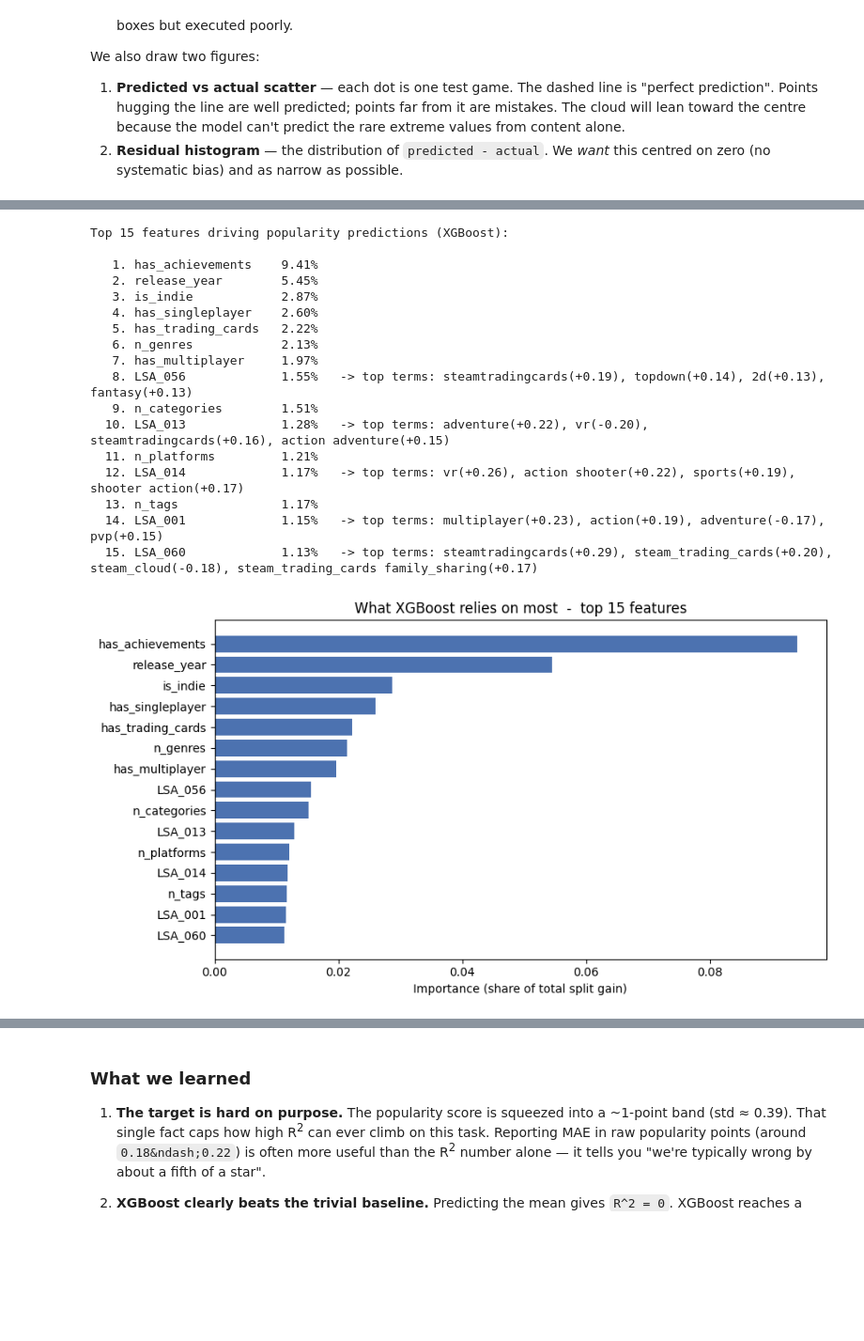
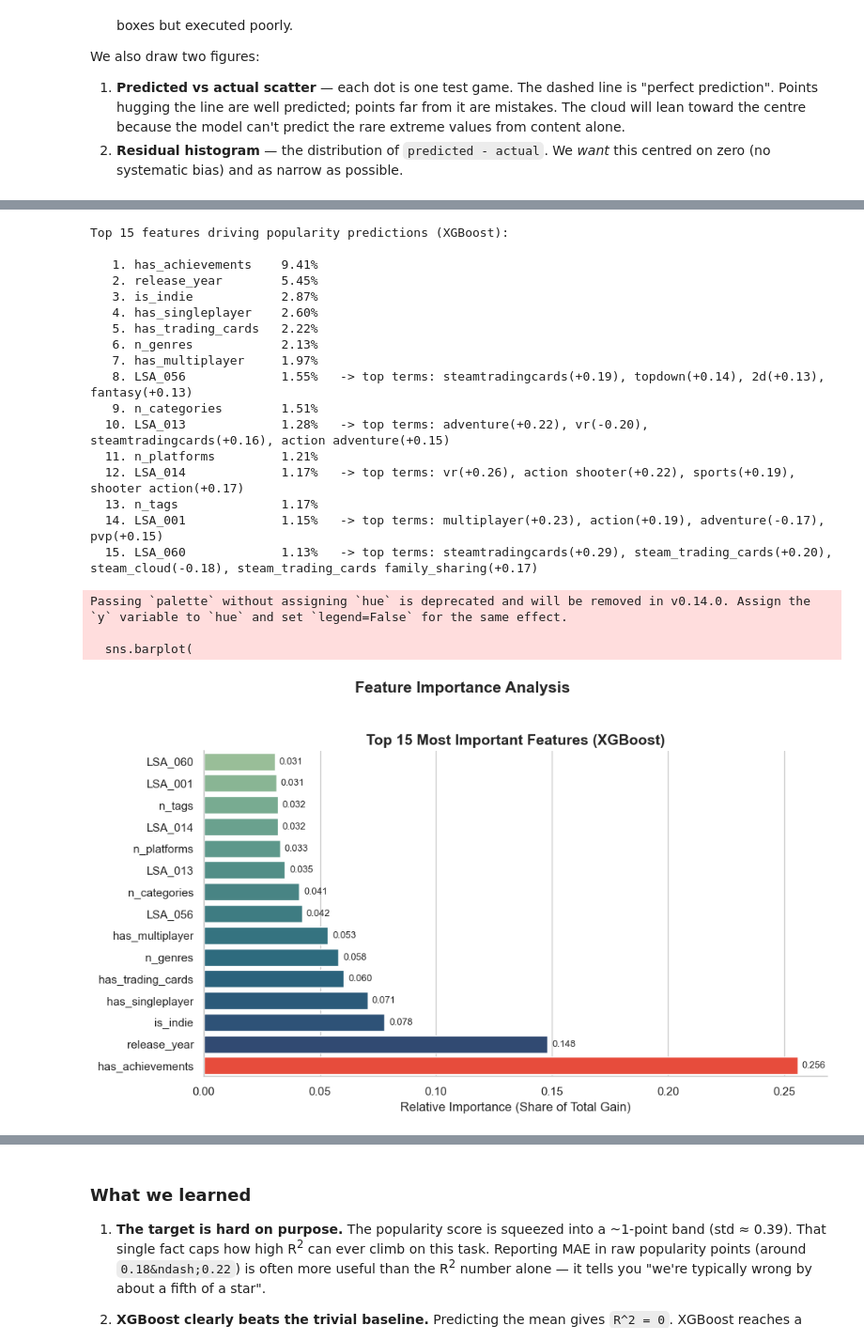
Before and after one commit to Atta-Ur-Rahman-Sheikh/GameRec-MLOps-Pipeline-ML-AI221, a Jupyter notebook: Game_Recommender_Simple.ipynb, the cells around one changed output, grey strips where cells are left out. Shown at 94% size. Drawn from its saved outputs; the diff is of its cells as text; code cells hidden in the pictures; blank space fills up the shorter version.

```diff
--- a/Game_Recommender_Simple.ipynb
+++ b/Game_Recommender_Simple.ipynb
@@ -1267,7 +1552,10 @@ from sklearn.model_selection import train_test_split
 from sklearn.linear_model import LogisticRegression
 from sklearn.multiclass import OneVsRestClassifier
 from sklearn.metrics import (
-    precision_score, recall_score, f1_score, roc_auc_score,
+    precision_score,
+    recall_score,
+    f1_score,
+    roc_auc_score,
     classification_report,
 )
 
@@ -1275,7 +1563,8 @@ X = lsa_norm
 y = y_weak
 
 X_train, X_test, y_train, y_test = train_test_split(
-    X, y, test_size=0.20, random_state=42)
+    X, y, test_size=0.20, random_state=42
+)
 
 t0 = time.time()
 player_clf = OneVsRestClassifier(
@@ -1283,6 +1572,8 @@ player_clf = OneVsRestClassifier(
     n_jobs=-1,
 )
 player_clf.fit(X_train, y_train)
-print(f"Trained in {time.time()-t0:.1f}s on {len(X_train):,} games "
-      f"({len(X_test):,} held out for test).")
+print(
+    f"Trained in {time.time()-t0:.1f}s on {len(X_train):,} games "
+    f"({len(X_test):,} held out for test)."
+)
 # %% [output]
@@ -1755,9 +2150,7 @@ imp = mdl.feature_importances_
 # Build a human-readable name for each input column.
 n_lsa = N_LATENT
 feature_names = (
-    [f"LSA_{i:03d}" for i in range(n_lsa)]
-    + ["release_year"]
-    + EXTRA_FEATURE_NAMES
+    [f"LSA_{i:03d}" for i in range(n_lsa)] + ["release_year"] + EXTRA_FEATURE_NAMES
 )
 assert len(feature_names) == X_reg.shape[1]
 
@@ -1765,57 +2158,91 @@ assert len(feature_names) == X_reg.shape[1]
 # most heavily. svd.components_[k] is the recipe for LSA factor k.
 vocab = vectorizer.get_feature_names_out()
 
+
 def _decode_lsa_factor(k, n_terms=4):
     loadings = svd.components_[k]
     top = np.argsort(np.abs(loadings))[::-1][:n_terms]
     return ", ".join(f"{vocab[i]}({loadings[i]:+.2f})" for i in top)
 
+
 top_idx = np.argsort(imp)[::-1][:15]
 
 print(f"Top 15 features driving popularity predictions ({best_name}):\n")
 for rank, idx in enumerate(top_idx, start=1):
-    name  = feature_names[idx]
+    name = feature_names[idx]
     share = imp[idx] / imp.sum() * 100
     if name.startswith("LSA_"):
         k = int(name.split("_")[1])
         meaning = _decode_lsa_factor(k)
         print(f"  {rank:2}. {name:<18} {share:5.2f}%   -> top terms: {meaning}")
     else:
         print(f"  {rank:2}. {name:<18} {share:5.2f}%")
 
 # Bar chart of the top 15. Longer bar = stronger influence on predictions.
-fig, ax = plt.subplots(figsize=(9, 5))
-ax.barh(range(len(top_idx)), imp[top_idx][::-1], color="#4C72B0")
-ax.set_yticks(range(len(top_idx)))
-ax.set_yticklabels([feature_names[i] for i in top_idx[::-1]])
-ax.set_xlabel("Importance (share of total split gain)")
-ax.set_title("What XGBoost relies on most  -  top 15 features")
-plt.tight_layout()
+sns.set_theme(style="whitegrid")
+plt.rcParams.update({
+    "font.size": 11,
+    "axes.titlesize": 14,
+    "axes.labelsize": 12
+})
+
+values = imp[top_idx][::-1]
+labels = [feature_names[i] for i in top_idx[::-1]]
+
+# Normalize (optional but cleaner for interpretation)
+values_norm = values / values.sum()
+
+fig, ax = plt.subplots(figsize=(10, 6))
+fig.suptitle("Feature Importance Analysis", fontsize=15, fontweight="bold")
+
+sns.barplot(
+    x=values_norm,
+    y=labels,
+    ax=ax,
+    palette="crest"
+)
+
+ax.set_title("Top 15 Most Important Features (XGBoost)", fontweight="bold")
+ax.set_xlabel("Relative Importance (Share of Total Gain)")
+ax.set_ylabel("")
+
+for i, v in enumerate(values_norm):
+    ax.text(v + 0.002, i, f"{v:.3f}", va='center', fontsize=9)
+
+ax.patches[-1].set_facecolor("#e74c3c")
+
+sns.despine()
+plt.tight_layout(rect=[0, 0, 1, 0.95])
 plt.show()
 
 # Sanity check: how much of the total importance is the (opaque) LSA block
 # vs the (very interpretable) hand-built metadata features?
-lsa_share   = imp[:n_lsa].sum()
-year_share  = imp[n_lsa]
-extra_share = imp[n_lsa + 1:].sum()
-print(f"\nImportance budget: LSA={lsa_share:.1%}, "
-      f"release_year={year_share:.1%}, metadata feats={extra_share:.1%}")
+lsa_share = imp[:n_lsa].sum()
+year_share = imp[n_lsa]
+extra_share = imp[n_lsa + 1 :].sum()
+print(
+    f"\nImportance budget: LSA={lsa_share:.1%}, "
+    f"release_year={year_share:.1%}, metadata feats={extra_share:.1%}"
+)
 # %% [output]
 Top 15 features driving popularity predictions (XGBoost):
 
    1. has_achievements    9.41%
    2. release_year        5.45%
    3. is_indie            2.87%
    4. has_singleplayer    2.60%
    5. has_trading_cards   2.22%
    6. n_genres            2.13%
    7. has_multiplayer     1.97%
    8. LSA_056             1.55%   -> top terms: steamtradingcards(+0.19), topdown(+0.14), 2d(+0.13), fantasy(+0.13)
    9. n_categories        1.51%
   10. LSA_013             1.28%   -> top terms: adventure(+0.22), vr(-0.20), steamtradingcards(+0.16), action adventure(+0.15)
   11. n_platforms         1.21%
   12. LSA_014             1.17%   -> top terms: vr(+0.26), action shooter(+0.22), sports(+0.19), shooter action(+0.17)
   13. n_tags              1.17%
   14. LSA_001             1.15%   -> top terms: multiplayer(+0.23), action(+0.19), adventure(-0.17), pvp(+0.15)
   15. LSA_060             1.13%   -> top terms: steamtradingcards(+0.29), steam_trading_cards(+0.20), steam_cloud(-0.18), steam_trading_cards family_sharing(+0.17)
+Passing `palette` without assigning `hue` is deprecated and will be removed in v0.14.0. Assign the `y` variable to `hue` and set `legend=False` for the same effect.
+
+  sns.barplot(
-[figure, old version]
+[figure, new version]
```
Also changed, not shown: parts of 39 cells of this notebook, 1 other file.
